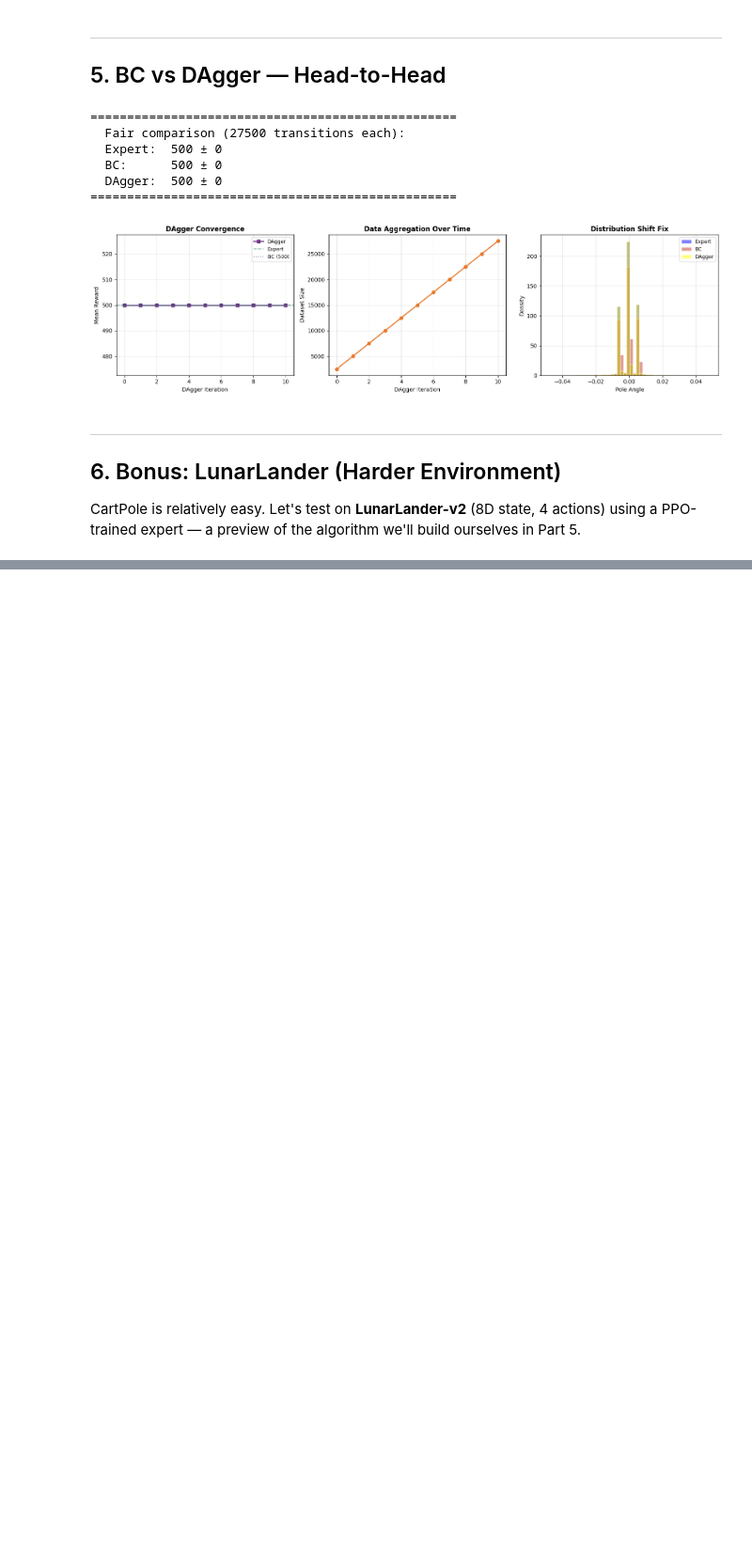
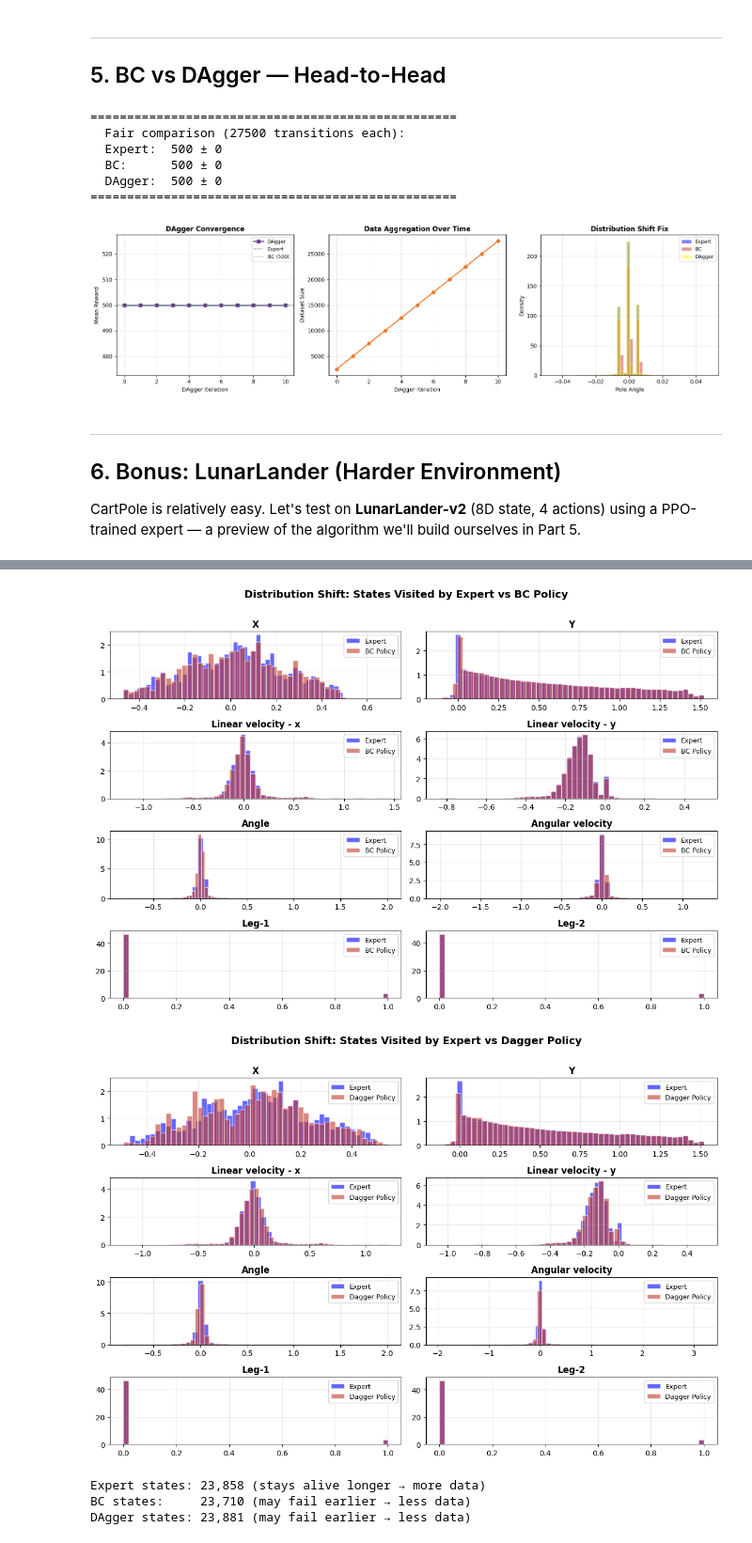
Before and after one commit to nikhilkarnwal/llm_series, a Jupyter notebook: rl_to_rlhf/01_imitation_learning/Part1_Imitation_Learning.ipynb, the cells around one changed output, grey strips where cells are left out. Shown at 94% size. Cells and saved outputs as stored; diff of their text form; code cells hidden in the pictures; blank space fills up the shorter version.

Commit message:
Created using Colab - Added graphs for LunarLander-v3

```diff
--- a/rl_to_rlhf/01_imitation_learning/Part1_Imitation_Learning.ipynb
+++ b/rl_to_rlhf/01_imitation_learning/Part1_Imitation_Learning.ipynb
@@ -605,21 +613,21 @@ print(f"Expert: {exp_mean:.0f} ± {exp_std:.0f} (good landing ≈ 200+)")
 # %%
 # BC on LunarLander
-l_states, l_actions = collect_demonstrations(lunar_predict, 'LunarLander-v2', n_episodes=50, max_steps=1000)
+l_states, l_actions = collect_demonstrations(lunar_predict, 'LunarLander-v3', n_episodes=50, max_steps=1000)
 print("\nBC on LunarLander:")
 lunar_bc, _ = train_bc(l_states, l_actions, 8, 4, hidden=128,
-                       n_epochs=200, eval_every=50, eval_env='LunarLander-v2')
+                       n_epochs=200, eval_every=50, eval_env='LunarLander-v3')
 
 # DAgger on LunarLander
 print("\nDAgger on LunarLander:")
 lunar_dagger, lunar_dagger_hist = train_dagger(
-    lunar_predict, 'LunarLander-v2', obs_dim=8, act_dim=4,
+    lunar_predict, 'LunarLander-v3', obs_dim=8, act_dim=4,
     n_initial_episodes=10, n_iterations=15,
     n_rollout_episodes=5, max_steps=1000,
     n_train_epochs=50, hidden=128
 )
 
-bc_final = evaluate_policy(lunar_bc.get_action, 'LunarLander-v2', n_episodes=30)
-dag_final = evaluate_policy(lunar_dagger.get_action, 'LunarLander-v2', n_episodes=30)
+bc_final = evaluate_policy(lunar_bc.get_action, 'LunarLander-v3', n_episodes=30)
+dag_final = evaluate_policy(lunar_dagger.get_action, 'LunarLander-v3', n_episodes=30)
 print(f"\n{'='*45}")
 print(f"  LunarLander Results:")
 print(f"  Expert:  {exp_mean:.0f} | BC: {bc_final[0]:.0f} | DAgger: {dag_final[0]:.0f}")
@@ -644,3 +672,40 @@ plt.show()
+# %%
+expert_states = collect_state_distribution(lunar_predict, 'LunarLander-v3')
+bc_states = collect_state_distribution(lunar_bc.get_action, 'LunarLander-v3')
+dag_states = collect_state_distribution(lunar_dagger.get_action, 'LunarLander-v3')
+# %%
+# Plot the distribution shift
+for pc in ['BC', 'Dagger']:
+  fig, axes = plt.subplots(4, 2, figsize=(12, 8))
+  names = ['X', 'Y', 'Linear velocity - x', 'Linear velocity - y',
+          'Angle', 'Angular velocity', 'Leg-1', 'Leg-2']
+
+  for i, (ax, name) in enumerate(zip(axes.flat, names)):
+      ax.hist(expert_states[:, i], bins=50, alpha=0.6, color='blue',
+              label='Expert', density=True, edgecolor='white')
+      if pc == 'BC':
+        ax.hist(bc_states[:, i], bins=50, alpha=0.6, color='#C0392B',
+                label='BC Policy', density=True, edgecolor='white')
+      else:
+        ax.hist(dag_states[:, i], bins=50, alpha=0.6, color='#C0392B',
+                label='Dagger Policy', density=True, edgecolor='white')
+      ax.set_title(name, fontweight='bold')
+      ax.legend(fontsize=9); ax.grid(True, alpha=0.3)
+
+  fig.suptitle(f'Distribution Shift: States Visited by Expert vs {pc} Policy',
+              fontsize=14, fontweight='bold', y=1.01)
+  plt.tight_layout()
+  plt.show()
+
+print(f"Expert states: {len(expert_states):,} (stays alive longer → more data)")
+print(f"BC states:     {len(bc_states):,} (may fail earlier → less data)")
+print(f"DAgger states: {len(dag_states):,} (may fail earlier → less data)")
+# %% [output]
+[figure, added]
+[figure, added]
+Expert states: 23,858 (stays alive longer → more data)
+BC states:     23,710 (may fail earlier → less data)
+DAgger states: 23,881 (may fail earlier → less data)
 # %% [markdown]
 ---
 ## Summary
```
Also changed, not shown: parts of 9 cells of this notebook.
